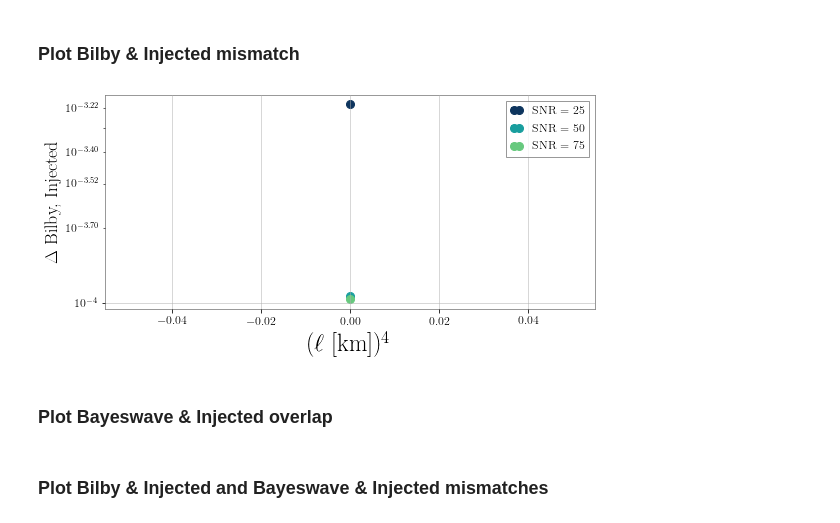
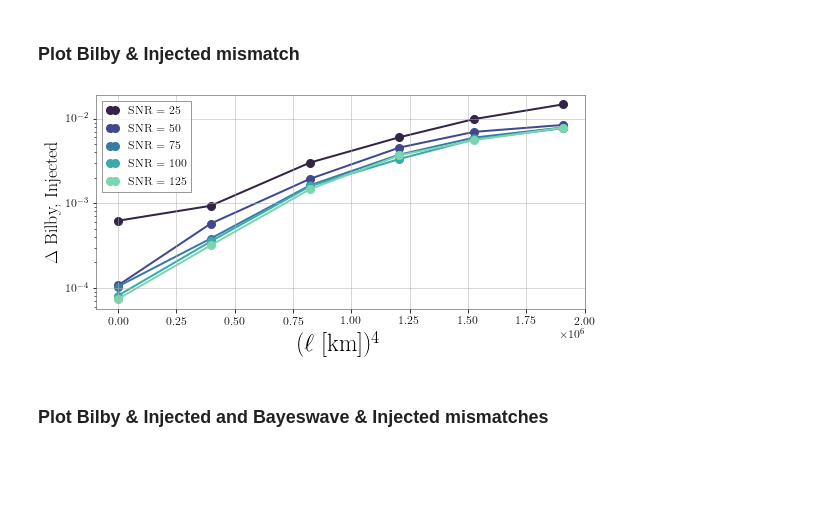
Before and after one commit to mariaokounkova/BeyondGRAnalysis, a Jupyter notebook: BilbyAnalysis.ipynb, the cells around one changed output. Saved outputs shown, nothing was run; the diff lists cells and outputs as text; code cells hidden in the pictures; blank space fills up the shorter version.

```diff
--- a/BilbyAnalysis.ipynb
+++ b/BilbyAnalysis.ipynb
@@ -202,9 +203,9 @@ def GetBilbyFrequencyDomainData(p, det):
 
 def GetBilbyReconstruction(p, det = 'L1'):
 
-    base_dir = '/home/maria.okounkova/BeyondGRAnalysis/BilbyPE/'
-    bi_p = base_dir + p + '/LI_reconstruct/'
-    bw_p = base_dir + p + '/BayesWave/Run/trigtime_1126259462.000000000_0.0_0.0_0/'
+    #base_dir = '/home/maria.okounkova/BeyondGRAnalysis/BilbyPE/'
+    bi_p = p + '/LI_reconstruct/'
+    bw_p = p + '/BayesWave/Run/trigtime_1126259462.000000000_0.0_0.0_0/'
 
     h_bw_inj = np.loadtxt(bw_p + 'post/whitened_data_' + det + '.dat')
     t_bw_inj = np.array([1.0/2048 * t for t in range(len(h_bw_inj))])
@@ -561,37 +615,35 @@ def PlotBilbyOverlap():
     base_dir = "/home/maria.okounkova/BeyondGRAnalysis/BilbyPE/PHENOM_"
     mass = 68
 
-    ells = ["0p0"] #, "0p25", "0p3", "0p33", "0p35",  "0p37"]
+    ells = ["0p0", "0p25", "0p3", "0p33", "0p35",  "0p37"]
     ell_vals = np.array([EllinKm(ell, mass) for ell in ells])**4
-    colors = ["#0e355e", "#199e9e", "#67c97e"]
     snrs = ['25', '50', '75', '100', '125']
+    colors = sns.color_palette('mako', n_colors=len(snrs))
 
     plt.figure(figsize=(8, 4))
 
     for snr, color in zip(snrs, colors):
 
         delta_arr = []
 
         for ell in ells:
 
             p = "PHENOM_dCS_" + ell + "_" + snr
             overlap = BilbyOverlap(p)
             delta = 1.0 - overlap
             delta_arr.append(delta)
 
         plt.plot(ell_vals, delta_arr, '-o', color = color, label = 'SNR = ' + snr, markersize = 8, lw = 2.0)
 
     plt.legend(fontsize=12)
     plt.yscale('log')
     #plt.xscale('log')
     plt.ylabel(r'$\Delta$ Bilby, Injected', fontsize=18)
     plt.xlabel(r'($\ell$ [km])${}^4$')
     plt.tight_layout()
     plt.savefig('BilbyMismatch.pdf')
     plt.show()
 
 PlotBilbyOverlap()
 # %% [output]
-[figure, old version]
+[figure, new version]
-# %% [markdown]
-### Plot Bayeswave & Injected overlap
```
Also changed, not shown: parts of 13 cells of this notebook.
